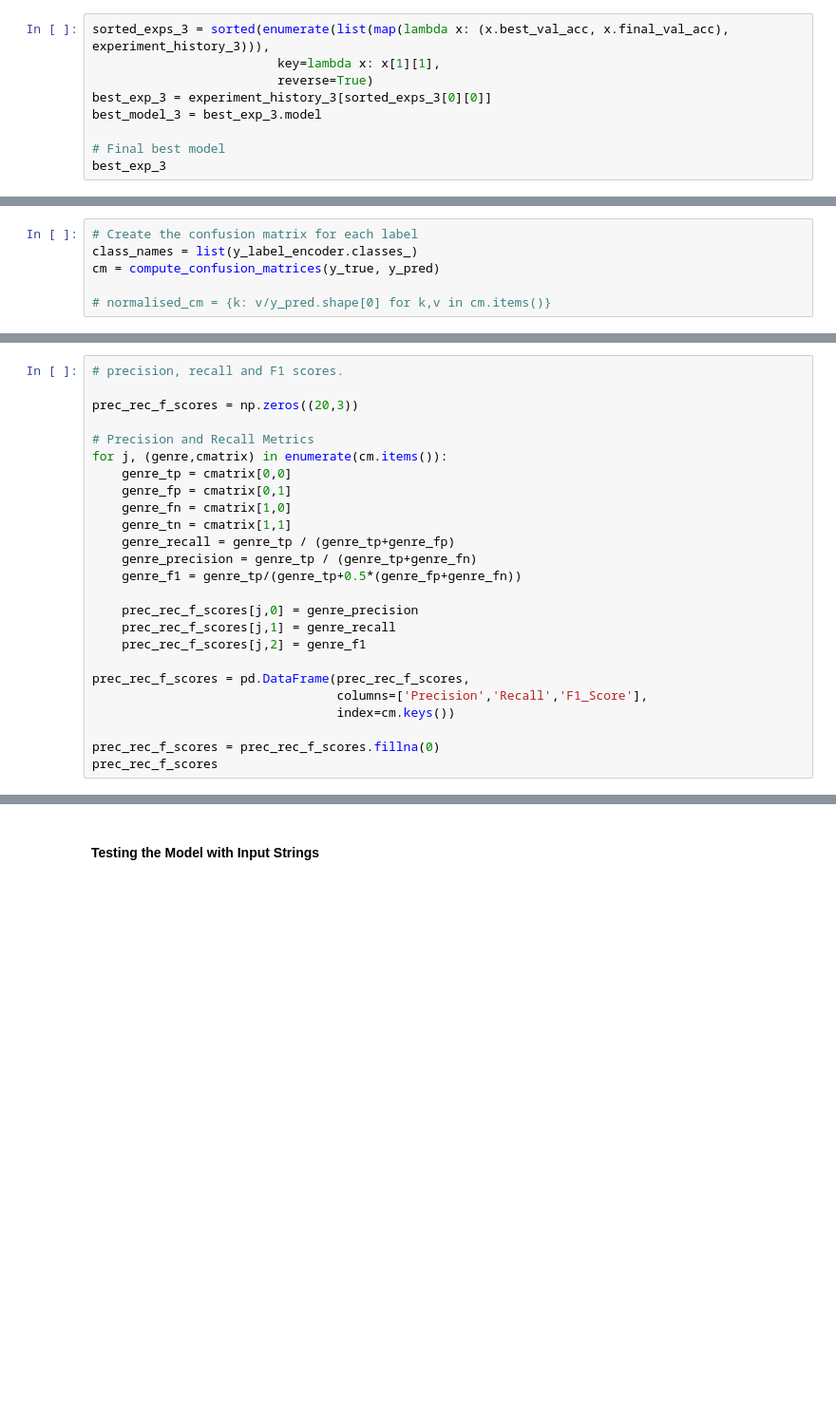
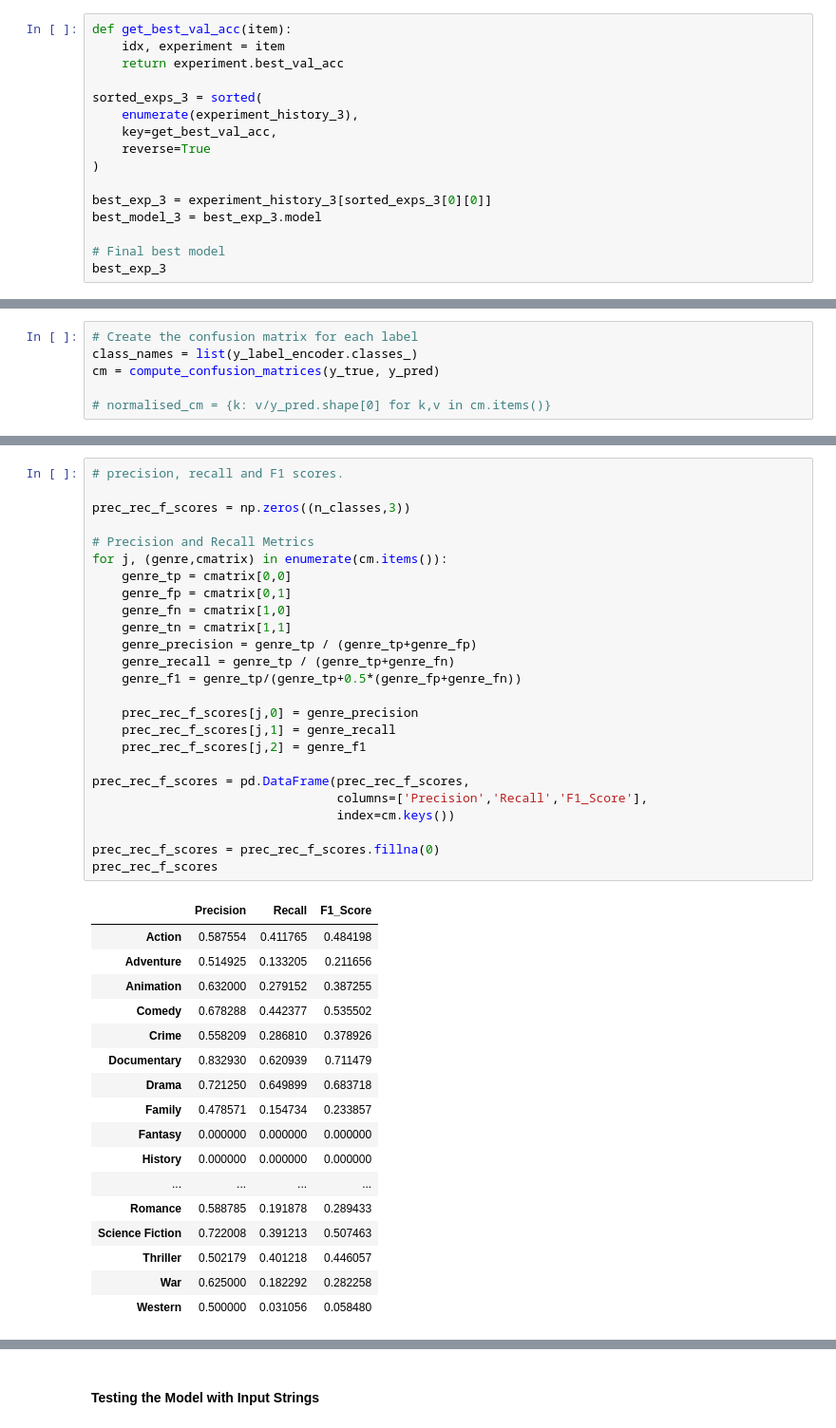
Before and after one commit to alexjmanlove/nlp-transformer-multi-label-classification, a Jupyter notebook: TransformerNotebook.ipynb, the cells around one changed output, grey strips where cells are left out. Shown at 95% size. Saved outputs shown, nothing was run; the diff lists cells and outputs as text; blank space fills up the shorter version.

```diff
--- a/TransformerNotebook.ipynb
+++ b/TransformerNotebook.ipynb
@@ -714,7 +762,14 @@ for i, candidate in enumerate(candidate_values_3):
 # %%
-sorted_exps_3 = sorted(enumerate(list(map(lambda x: (x.best_val_acc, x.final_val_acc), experiment_history_3))),
-                         key=lambda x: x[1][1],
-                         reverse=True)
+def get_best_val_acc(item):
+    idx, experiment = item
+    return experiment.best_val_acc
+
+sorted_exps_3 = sorted(
+    enumerate(experiment_history_3),
+    key=get_best_val_acc,
+    reverse=True
+)
+
 best_exp_3 = experiment_history_3[sorted_exps_3[0][0]]
 best_model_3 = best_exp_3.model
 
@@ -878,28 +913,46 @@ plt.show()
 # %%
 # precision, recall and F1 scores.
 
-prec_rec_f_scores = np.zeros((20,3))
+prec_rec_f_scores = np.zeros((n_classes,3))
 
 # Precision and Recall Metrics
 for j, (genre,cmatrix) in enumerate(cm.items()):
     genre_tp = cmatrix[0,0]
     genre_fp = cmatrix[0,1]
     genre_fn = cmatrix[1,0]
     genre_tn = cmatrix[1,1]
-    genre_recall = genre_tp / (genre_tp+genre_fp)
-    genre_precision = genre_tp / (genre_tp+genre_fn)
+    genre_precision = genre_tp / (genre_tp+genre_fp)
+    genre_recall = genre_tp / (genre_tp+genre_fn)
     genre_f1 = genre_tp/(genre_tp+0.5*(genre_fp+genre_fn))
 
     prec_rec_f_scores[j,0] = genre_precision
     prec_rec_f_scores[j,1] = genre_recall
     prec_rec_f_scores[j,2] = genre_f1
 
 prec_rec_f_scores = pd.DataFrame(prec_rec_f_scores,
                                  columns=['Precision','Recall','F1_Score'],
                                  index=cm.keys())
 
 prec_rec_f_scores = prec_rec_f_scores.fillna(0)
 prec_rec_f_scores
+# %% [output]
+|  | Precision | Recall | F1_Score |
+| Action | 0.587554 | 0.411765 | 0.484198 |
+| Adventure | 0.514925 | 0.133205 | 0.211656 |
+| Animation | 0.632000 | 0.279152 | 0.387255 |
+| Comedy | 0.678288 | 0.442377 | 0.535502 |
+| Crime | 0.558209 | 0.286810 | 0.378926 |
+| Documentary | 0.832930 | 0.620939 | 0.711479 |
+| Drama | 0.721250 | 0.649899 | 0.683718 |
+| Family | 0.478571 | 0.154734 | 0.233857 |
+| Fantasy | 0.000000 | 0.000000 | 0.000000 |
+| History | 0.000000 | 0.000000 | 0.000000 |
+| ... | ... | ... | ... |
+| Romance | 0.588785 | 0.191878 | 0.289433 |
+| Science Fiction | 0.722008 | 0.391213 | 0.507463 |
+| Thriller | 0.502179 | 0.401218 | 0.446057 |
+| War | 0.625000 | 0.182292 | 0.282258 |
+| Western | 0.500000 | 0.031056 | 0.058480 |
 # %%
 # plotting precision, recall, f1
 
```
Also changed, not shown: parts of 48 cells of this notebook.
